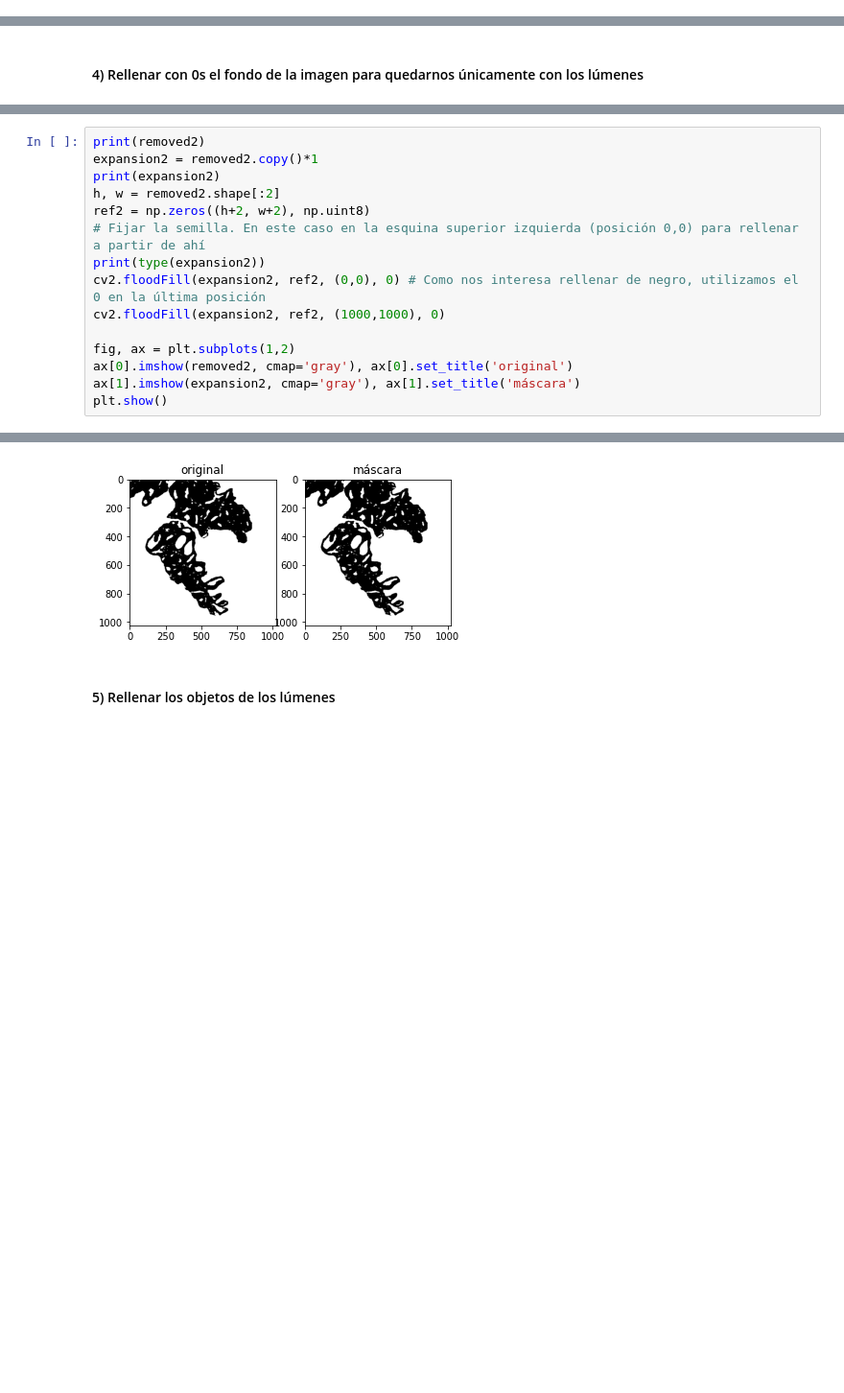
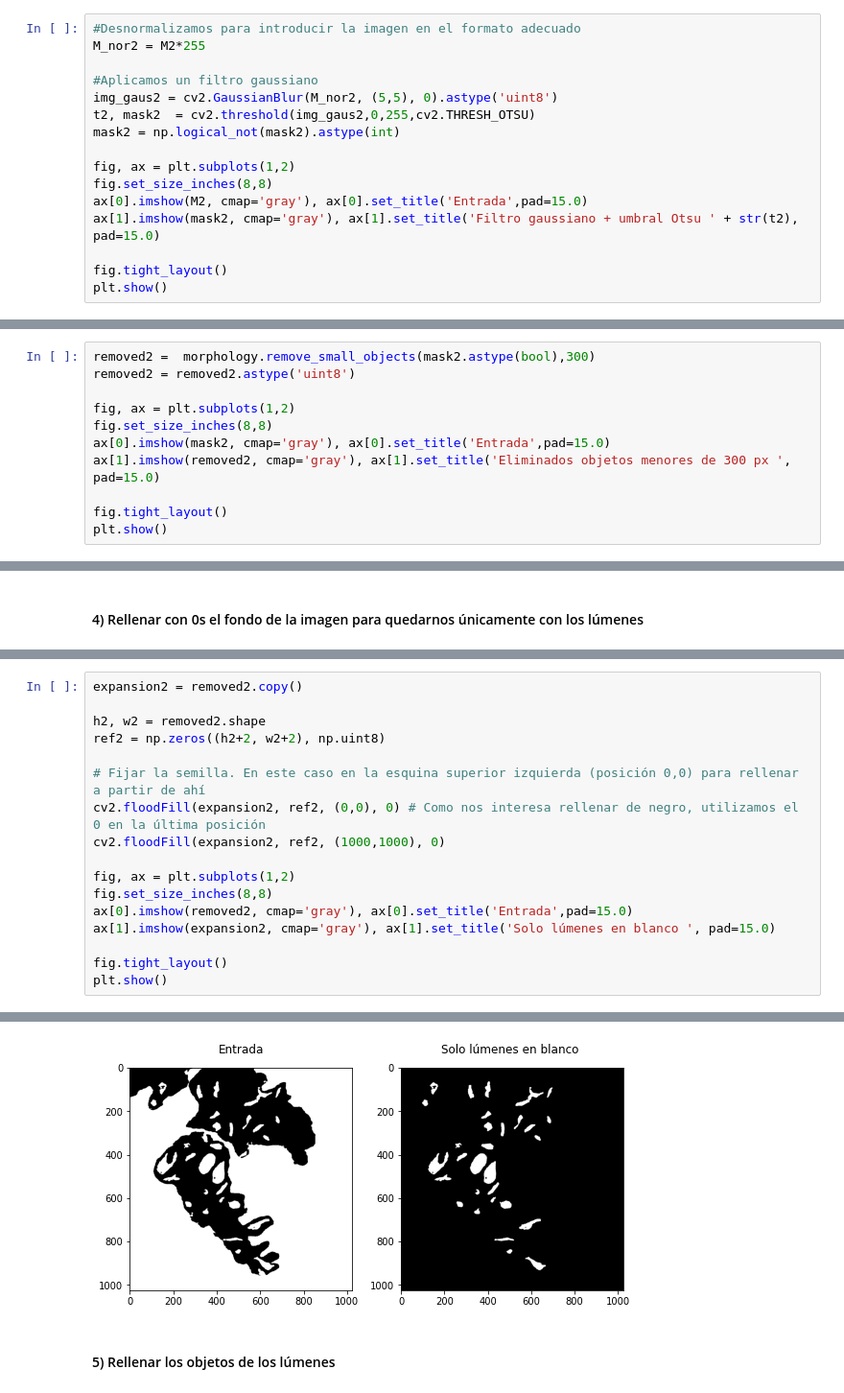
Before and after one commit to mariachurches/AprendizajeSupervisado, a Jupyter notebook: Enunciado_C1_P1/Actividad_C1_P1.ipynb, the cells around one changed output, grey strips where cells are left out. Shown at 96% size. Drawn from its saved outputs; the diff is of its cells as text; blank space fills up the shorter version.

```diff
--- a/Enunciado_C1_P1/Actividad_C1_P1.ipynb
+++ b/Enunciado_C1_P1/Actividad_C1_P1.ipynb
@@ -63,0 +108,16 @@ io.imshow(mask)
+# %%
+#Desnormalizamos para introducir la imagen en el formato adecuado
+M_nor2 = M2*255
+
+#Aplicamos un filtro gaussiano
+img_gaus2 = cv2.GaussianBlur(M_nor2, (5,5), 0).astype('uint8')
+t2, mask2  = cv2.threshold(img_gaus2,0,255,cv2.THRESH_OTSU)
+mask2 = np.logical_not(mask2).astype(int)
+
+fig, ax = plt.subplots(1,2)
+fig.set_size_inches(8,8)
+ax[0].imshow(M2, cmap='gray'), ax[0].set_title('Entrada',pad=15.0)
+ax[1].imshow(mask2, cmap='gray'), ax[1].set_title('Filtro gaussiano + umbral Otsu ' + str(t2), pad=15.0)
+
+fig.tight_layout()
+plt.show()
@@ -76,0 +147,11 @@ io.show()
+# %%
+removed2 =  morphology.remove_small_objects(mask2.astype(bool),300)
+removed2 = removed2.astype('uint8')
+
+fig, ax = plt.subplots(1,2)
+fig.set_size_inches(8,8)
+ax[0].imshow(mask2, cmap='gray'), ax[0].set_title('Entrada',pad=15.0)
+ax[1].imshow(removed2, cmap='gray'), ax[1].set_title('Eliminados objetos menores de 300 px ', pad=15.0)
+
+fig.tight_layout()
+plt.show()
@@ -117,16 +189,18 @@ plt.show()
 # %%
-print(removed2)
-expansion2 = removed2.copy()*1
-print(expansion2)
-h, w = removed2.shape[:2]
-ref2 = np.zeros((h+2, w+2), np.uint8)
+expansion2 = removed2.copy()
+
+h2, w2 = removed2.shape
+ref2 = np.zeros((h2+2, w2+2), np.uint8)
+
 # Fijar la semilla. En este caso en la esquina superior izquierda (posición 0,0) para rellenar a partir de ahí
-print(type(expansion2))
 cv2.floodFill(expansion2, ref2, (0,0), 0) # Como nos interesa rellenar de negro, utilizamos el 0 en la última posición
 cv2.floodFill(expansion2, ref2, (1000,1000), 0)
 
 fig, ax = plt.subplots(1,2)
-ax[0].imshow(removed2, cmap='gray'), ax[0].set_title('original')
-ax[1].imshow(expansion2, cmap='gray'), ax[1].set_title('máscara')
+fig.set_size_inches(8,8)
+ax[0].imshow(removed2, cmap='gray'), ax[0].set_title('Entrada',pad=15.0)
+ax[1].imshow(expansion2, cmap='gray'), ax[1].set_title('Solo lúmenes en blanco ', pad=15.0)
+
+fig.tight_layout()
 plt.show()
 # %% [output]
@@ -148,3 +207,3 @@ plt.show()
-[figure, old version]
+[figure, new version]
 # %% [markdown]
 #### 5) Rellenar los objetos de los lúmenes
```
Also changed, not shown: parts of 44 cells of this notebook.
